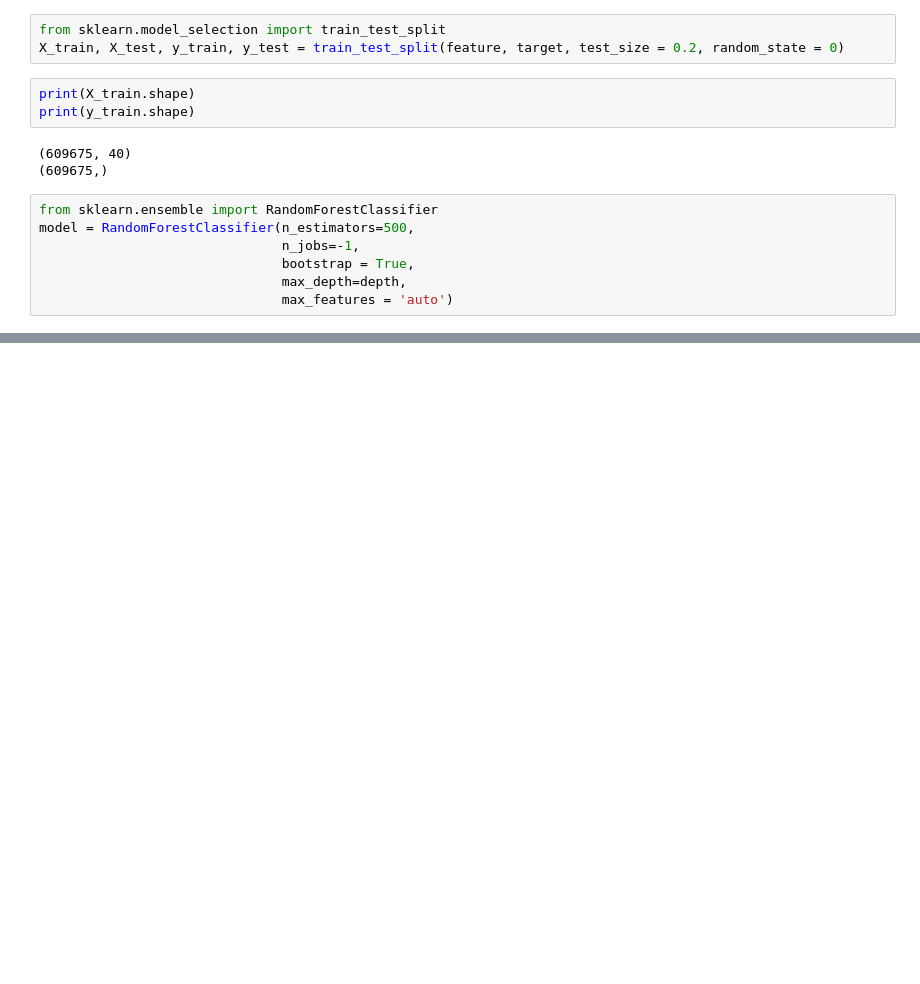
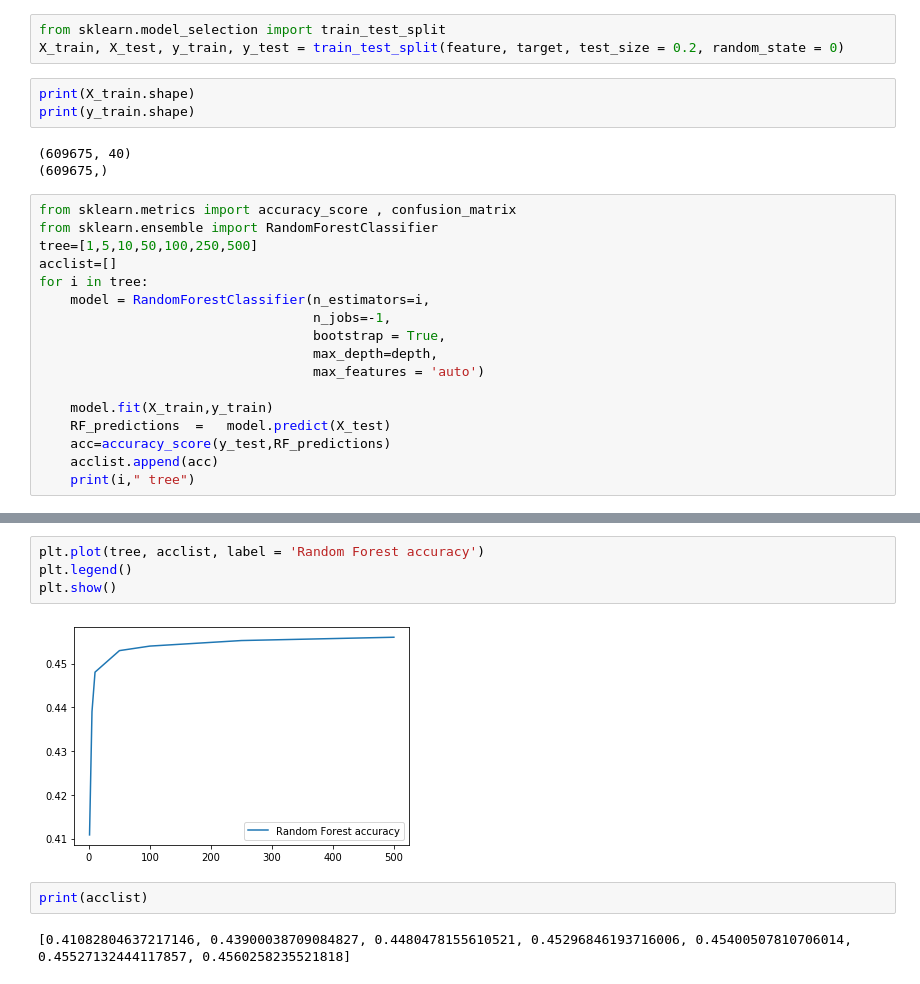
Before and after one commit to OnerInce/ml-earthquake, a Jupyter notebook: Random_Forest.ipynb, the cells around one changed output, grey strips where cells are left out. Cells and saved outputs as stored; diff of their text form; blank space fills up the shorter version.

Commit message:
random forest updated and decision tree uploaded

```diff
--- a/Random_Forest.ipynb
+++ b/Random_Forest.ipynb
@@ -42,9 +42,19 @@ print(y_train.shape)
 (609675, 40)
 (609675,)
 # %%
+from sklearn.metrics import accuracy_score , confusion_matrix
 from sklearn.ensemble import RandomForestClassifier
-model = RandomForestClassifier(n_estimators=500,
-                               n_jobs=-1,
-                               bootstrap = True,
-                               max_depth=depth,
-                               max_features = 'auto')
+tree=[1,5,10,50,100,250,500]
+acclist=[]
+for i in tree:
+    model = RandomForestClassifier(n_estimators=i,
+                                   n_jobs=-1,
+                                   bootstrap = True,
+                                   max_depth=depth,
+                                   max_features = 'auto')
+
+    model.fit(X_train,y_train)
+    RF_predictions  =   model.predict(X_test)
+    acc=accuracy_score(y_test,RF_predictions)
+    acclist.append(acc)
+    print(i," tree")
@@ -84,0 +85,10 @@ plt.close()
+# %%
+plt.plot(tree, acclist, label = 'Random Forest accuracy')
+plt.legend()
+plt.show()
+# %% [output]
+[figure, added]
+# %%
+print(acclist)
+# %% [output]
+[0.41082804637217146, 0.43900038709084827, 0.4480478155610521, 0.45296846193716006, 0.45400507810706014, 0.45527132444117857, 0.4560258235521818]
```
Also changed, not shown: parts of 5 cells of this notebook, 1 other file.
